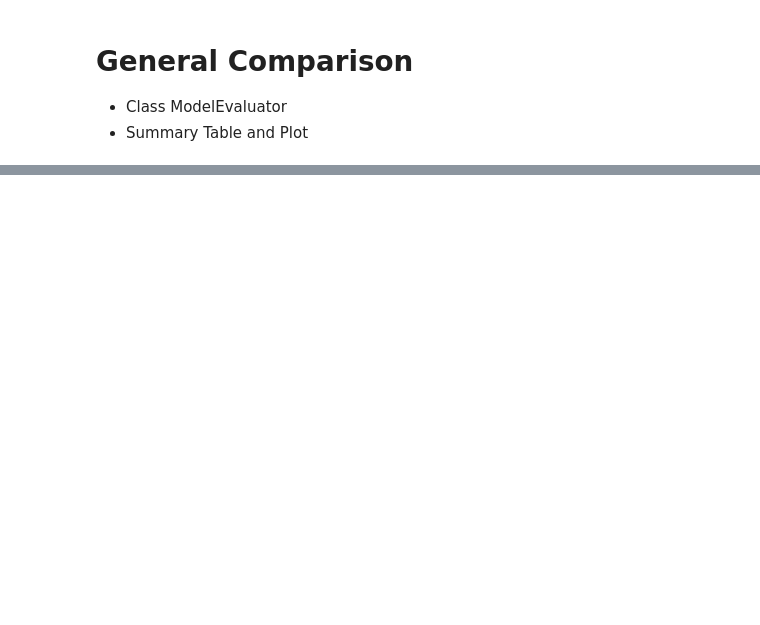
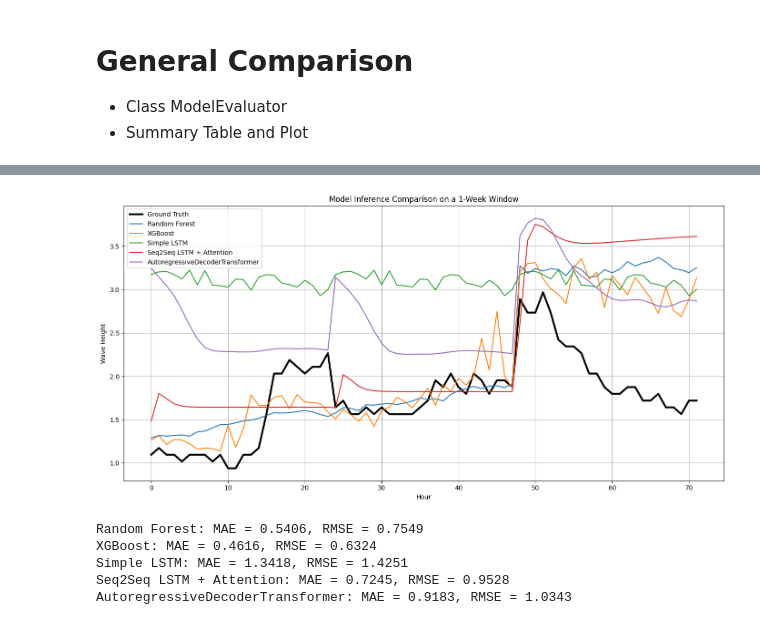
Before and after one commit to colinminini/SeaStateForcastDL, a Jupyter notebook: Observed_Dataset.ipynb, the cells around one changed output, grey strips where cells are left out. Drawn from its saved outputs; the diff is of its cells as text; code cells hidden in the pictures; blank space fills up the shorter version.

```diff
--- a/Observed_Dataset.ipynb
+++ b/Observed_Dataset.ipynb
@@ -408,9 +408,10 @@ def create_sliding_windows(df, input_len=24, output_len=24, target_col='WaveHeig
     """
     X, y = [], []
     total_len = input_len + output_len
-    for i in range(len(df) - total_len + 1):
+    # Use a step equal to the total window length to avoid overlap.
+    for i in range(0, len(df) - total_len + 1, total_len):
         x_window = df.iloc[i:i+input_len].values
-        y_window = df[target_col].iloc[i+input_len:i+input_len+output_len].values
+        y_window = df[target_col].iloc[i+input_len:i+total_len].values
         X.append(x_window)
         y.append(y_window)
     return np.array(X), np.array(y)
@@ -1321,0 +1451,19 @@ evaluator.plot_per_horizon_mae()
+# %%
+# Build a dictionary to compare inferences over a 1-week window
+models_dict = {
+    "Random Forest": (rf_model, "random_forest"),
+    "XGBoost": (xgb_model, "xg_boost"),
+    "Simple LSTM": (simple_lstm_model, "lstm"),
+    "Seq2Seq LSTM + Attention": (seq2seq_model, "seq2seq"),
+    "AutoregressiveDecoderTransformer": (auto_decoder_transformer_model, "AutoDecoderTransformer")
+}
+
+# Compare inferences on a randomly selected 1-week window (7 consecutive samples)
+evaluator.compare_inferences(models_dict, X_test, y_test, device=device, week_length=3)
+# %% [output]
+[figure, added]
+Random Forest: MAE = 0.5406, RMSE = 0.7549
+XGBoost: MAE = 0.4616, RMSE = 0.6324
+Simple LSTM: MAE = 1.3418, RMSE = 1.4251
+Seq2Seq LSTM + Attention: MAE = 0.7245, RMSE = 0.9528
+AutoregressiveDecoderTransformer: MAE = 0.9183, RMSE = 1.0343
```
Also changed, not shown: parts of 18 cells of this notebook.
